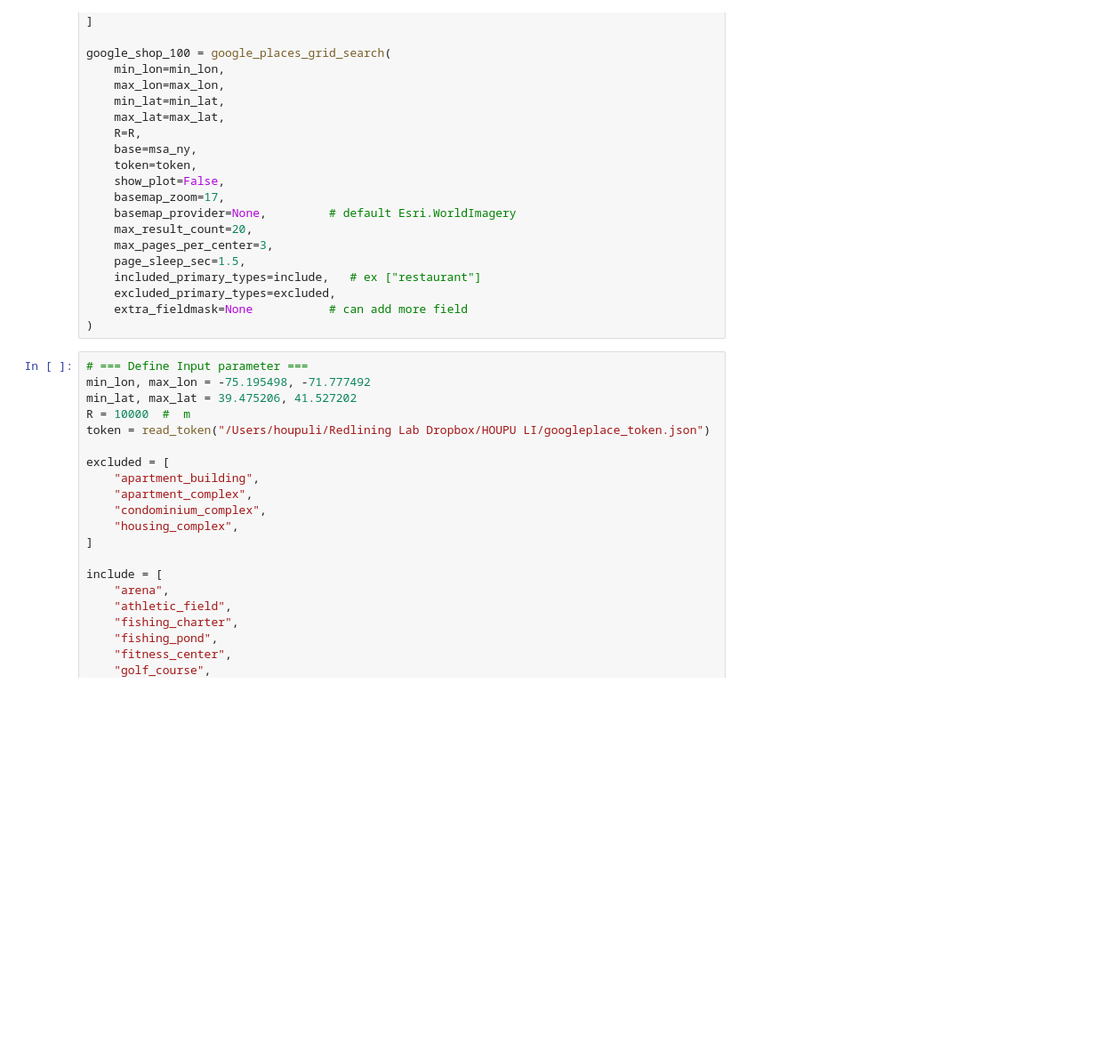
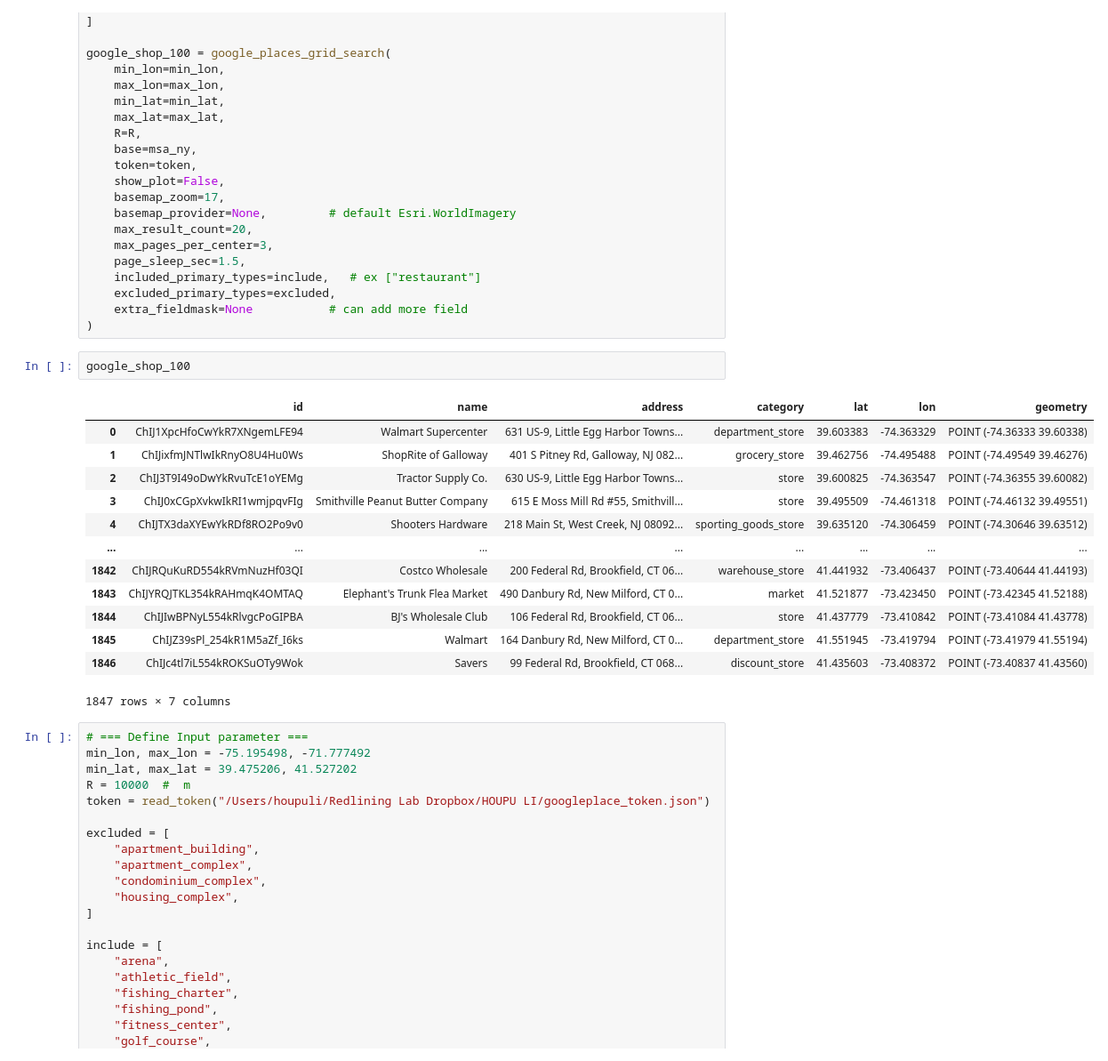
Before and after one commit to HOUPU1993/POI-study, a Jupyter notebook: POI_study.ipynb, the cells around one changed output. Shown at 89% size. Saved outputs shown, nothing was run; the diff lists cells and outputs as text; blank space fills up the shorter version.

```diff
--- a/POI_study.ipynb
+++ b/POI_study.ipynb
@@ -1446,6 +1446,22 @@ google_shop_100 = google_places_grid_search(
     excluded_primary_types=excluded,
     extra_fieldmask=None           # can add more field
 )
+# %%
+google_shop_100
+# %% [output]
+|  | id | name | address | category | lat | lon | geometry |
+| 0 | ChIJ1XpcHfoCwYkR7XNgemLFE94 | Walmart Supercenter | 631 US-9, Little Egg Harbor Towns... | department_store | 39.603383 | -74.363329 | POINT (-74.36333 39.60338) |
+| 1 | ChIJixfmJNTlwIkRnyO8U4Hu0Ws | ShopRite of Galloway | 401 S Pitney Rd, Galloway, NJ 082... | grocery_store | 39.462756 | -74.495488 | POINT (-74.49549 39.46276) |
+| 2 | ChIJ3T9I49oDwYkRvuTcE1oYEMg | Tractor Supply Co. | 630 US-9, Little Egg Harbor Towns... | store | 39.600825 | -74.363547 | POINT (-74.36355 39.60082) |
+| 3 | ChIJ0xCGpXvkwIkRI1wmjpqvFIg | Smithville Peanut Butter Company | 615 E Moss Mill Rd #55, Smithvill... | store | 39.495509 | -74.461318 | POINT (-74.46132 39.49551) |
+| 4 | ChIJTX3daXYEwYkRDf8RO2Po9v0 | Shooters Hardware | 218 Main St, West Creek, NJ 08092... | sporting_goods_store | 39.635120 | -74.306459 | POINT (-74.30646 39.63512) |
+| ... | ... | ... | ... | ... | ... | ... | ... |
+| 1842 | ChIJRQuKuRD554kRVmNuzHf03QI | Costco Wholesale | 200 Federal Rd, Brookfield, CT 06... | warehouse_store | 41.441932 | -73.406437 | POINT (-73.40644 41.44193) |
+| 1843 | ChIJYRQJTKL354kRAHmqK4OMTAQ | Elephant's Trunk Flea Market | 490 Danbury Rd, New Milford, CT 0... | market | 41.521877 | -73.423450 | POINT (-73.42345 41.52188) |
+| 1844 | ChIJIwBPNyL554kRlvgcPoGIPBA | BJ's Wholesale Club | 106 Federal Rd, Brookfield, CT 06... | store | 41.437779 | -73.410842 | POINT (-73.41084 41.43778) |
+| 1845 | ChIJZ39sPl_254kR1M5aZf_I6ks | Walmart | 164 Danbury Rd, New Milford, CT 0... | department_store | 41.551945 | -73.419794 | POINT (-73.41979 41.55194) |
+| 1846 | ChIJc4tl7iL554kROKSuOTy9Wok | Savers | 99 Federal Rd, Brookfield, CT 068... | discount_store | 41.435603 | -73.408372 | POINT (-73.40837 41.43560) |
+1847 rows × 7 columns
 # %%
 # === Define Input parameter ===
 min_lon, max_lon = -75.195498, -71.777492
```
Also changed, not shown: parts of 5 cells of this notebook.
